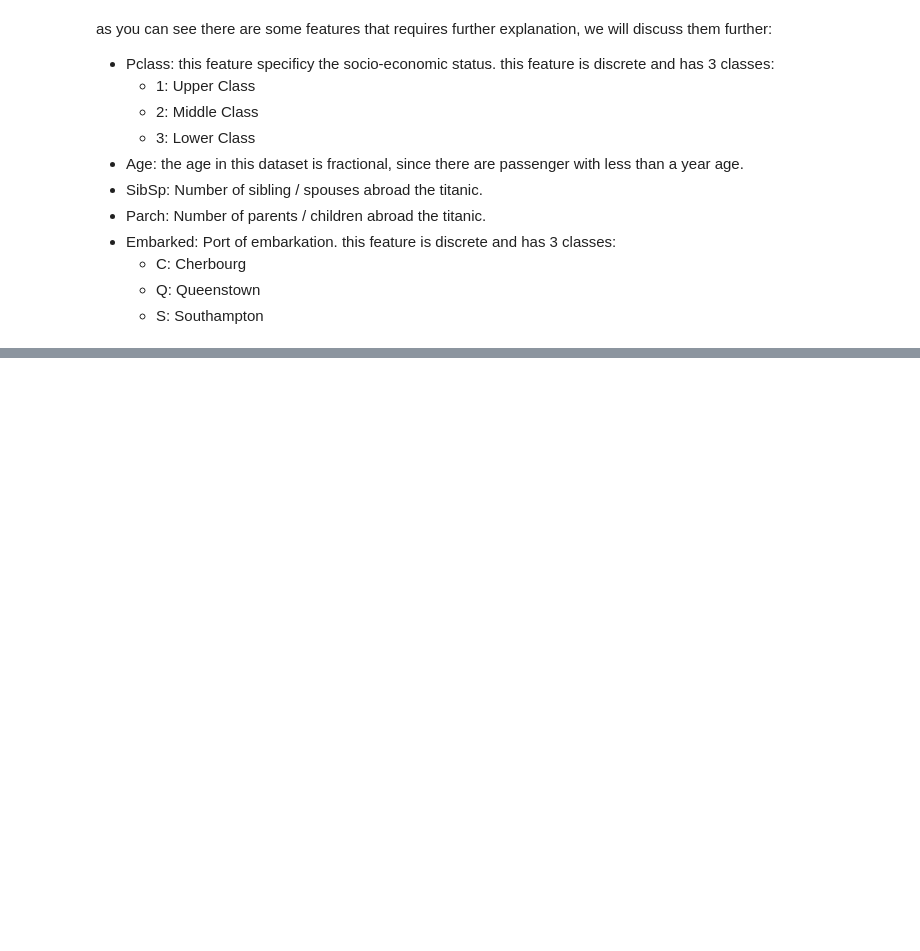
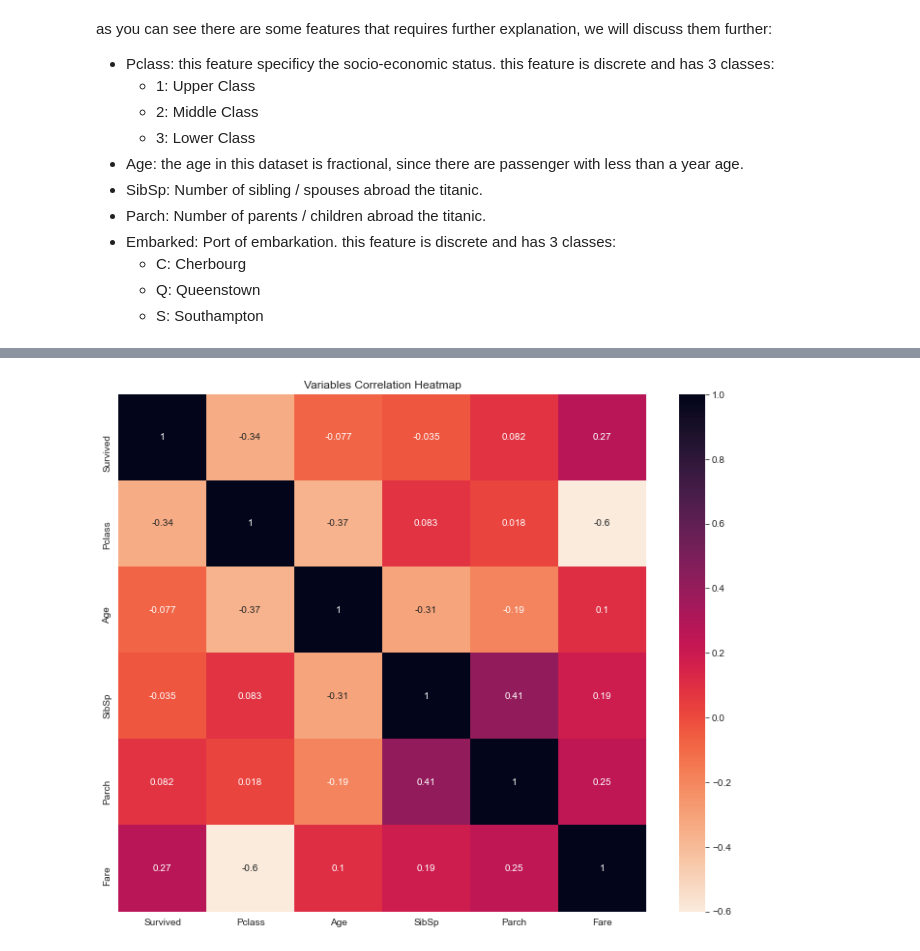
Before and after one commit to SimplyRamin/Titanic-Kaggle, a Jupyter notebook: Titanic EDA - Ramin F v1.0 .ipynb, the cells around one changed output, grey strips where cells are left out. Saved outputs shown, nothing was run; the diff lists cells and outputs as text; code cells hidden in the pictures; blank space fills up the shorter version.

```diff
--- a/Titanic EDA - Ramin F v1.0 .ipynb
+++ b/Titanic EDA - Ramin F v1.0 .ipynb
@@ -94,0 +266,9 @@ plt.show()
+# %%
+intercor = train.drop(['PassengerId'], axis=1).corr()
+plt.figure(figsize=(10,8))
+sns.heatmap(intercor,annot=True, cmap = 'rocket_r')
+plt.tight_layout()
+plt.title('Variables Correlation Heatmap')
+plt.show()
+# %% [output]
+[figure, added]
```
Also changed, not shown: parts of 28 cells of this notebook.
